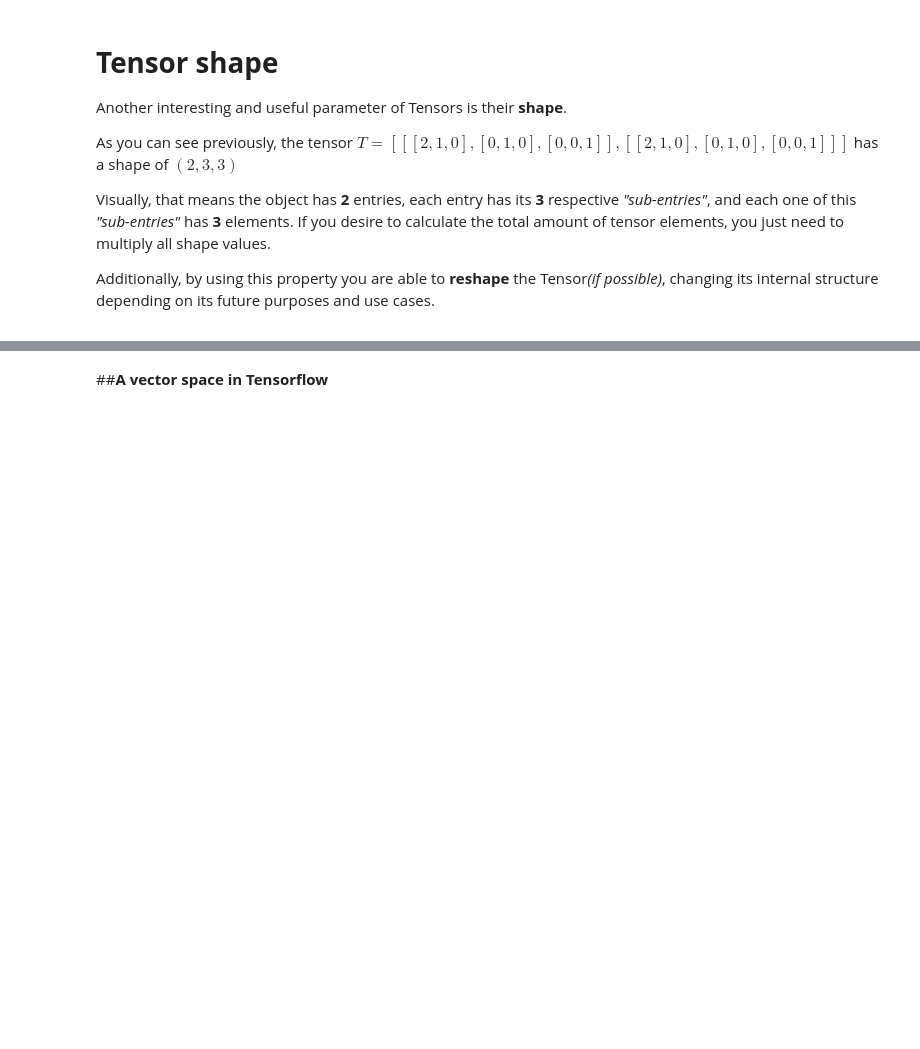
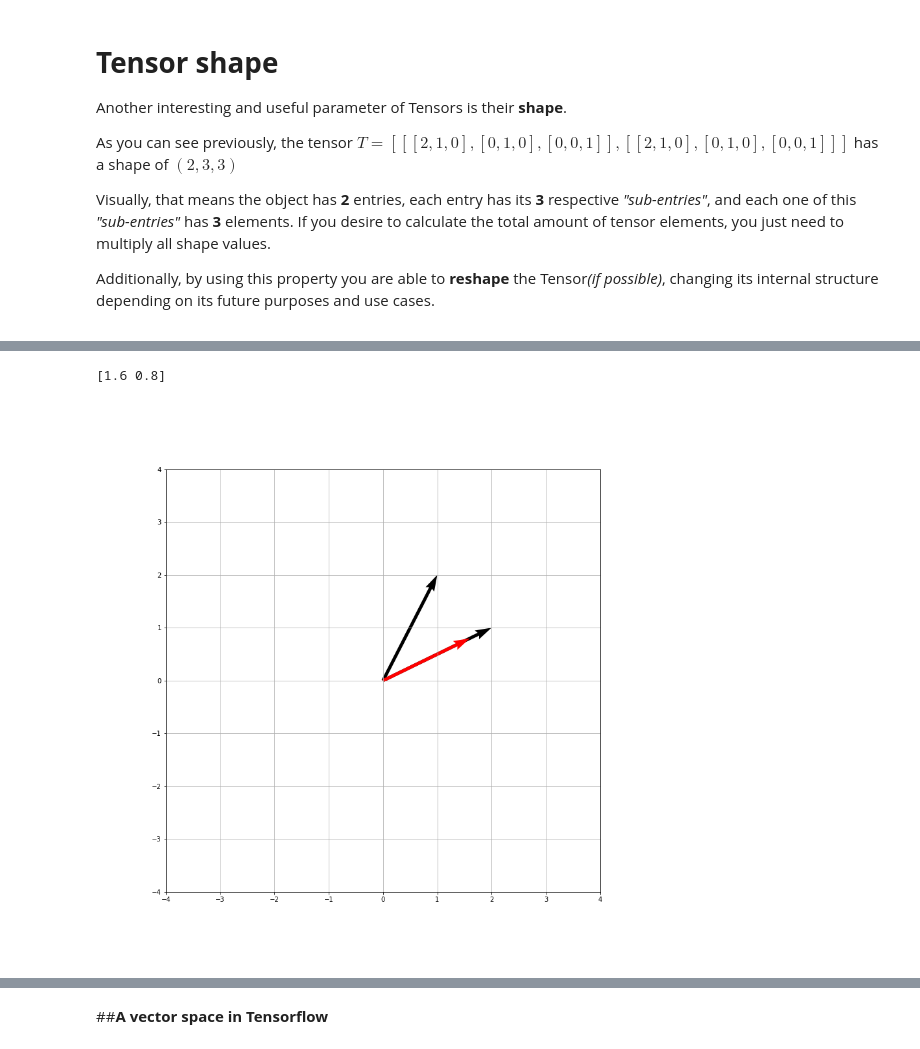
Before and after one commit to cardstdani/linalg, a Jupyter notebook: TF_Linalg.ipynb, the cells around one changed output, grey strips where cells are left out. Cells and saved outputs as stored; diff of their text form; code cells hidden in the pictures; blank space fills up the shorter version.

```diff
--- a/TF_Linalg.ipynb
+++ b/TF_Linalg.ipynb
@@ -328,0 +416,25 @@ Additionally, by using this property you are able to <b>reshape</b> the Tensor<i
+# %%
+#@title `Show/Hide code` { run: "auto" }
+
+v = "[1, 2]" #@param {type:"string"}
+w = "[2, 1]" #@param {type:"string"}
+color = "000000" #@param {type:"string"}
+
+t = tf.constant(eval(v))
+t2 = tf.constant(eval(w))
+p = (np.dot(t.numpy(), t2.numpy()) / np.linalg.norm(t2.numpy())**2) * t2.numpy()
+print(p)
+
+fig = plt.figure(figsize=(12, 12))
+plt.quiver(0, 0, t[0], t[1], angles='xy', scale_units='xy', scale=1, color="#"+color)
+plt.quiver(0, 0, t2[0], t2[1], angles='xy', scale_units='xy', scale=1, color="#"+color)
+plt.quiver(0, 0, p[0], p[1], angles='xy', scale_units='xy', scale=1, color="#ff0000", zorder=1)
+
+l = 2*max(np.max(t),np.max(t2))
+plt.xlim([-l, l])
+plt.ylim([-l, l])
+plt.grid()
+plt.show()
+# %% [output]
+[1.6 0.8]
+[figure, added]
```
Also changed, not shown: parts of 6 cells of this notebook.
